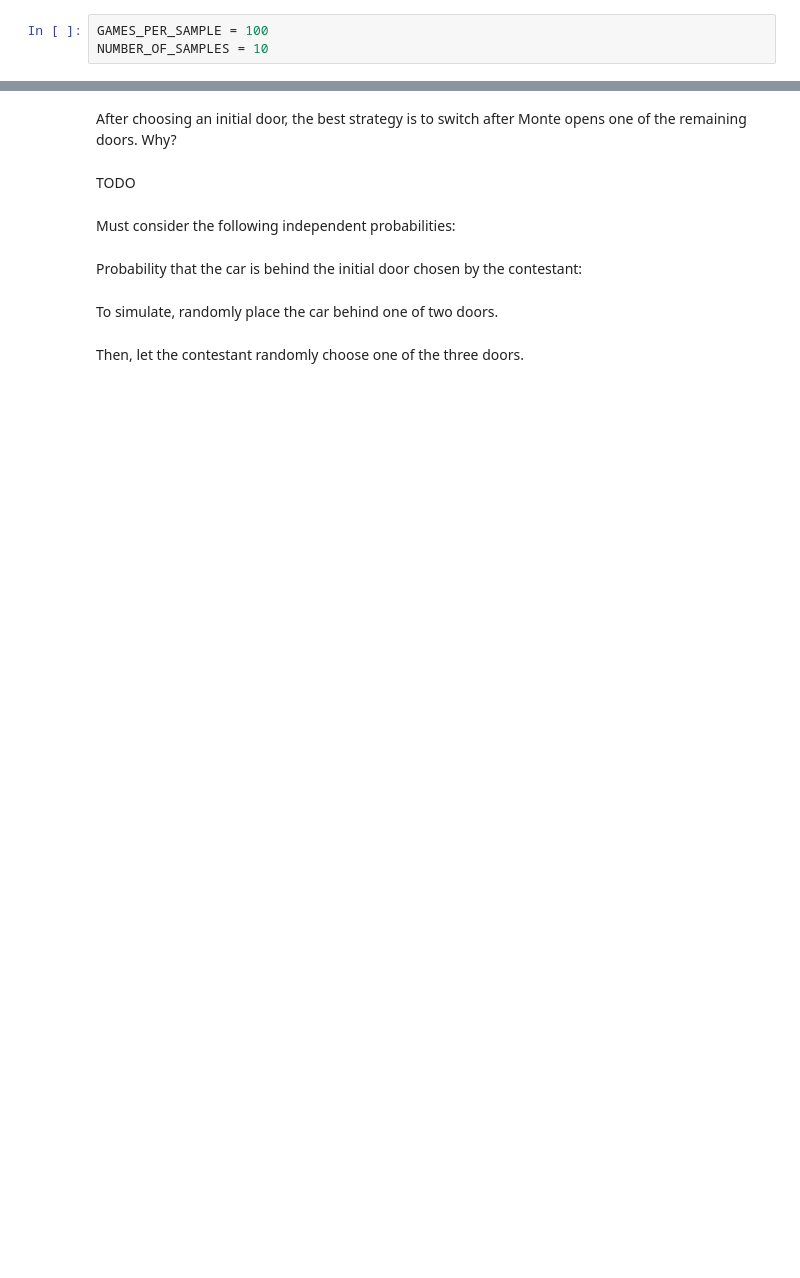
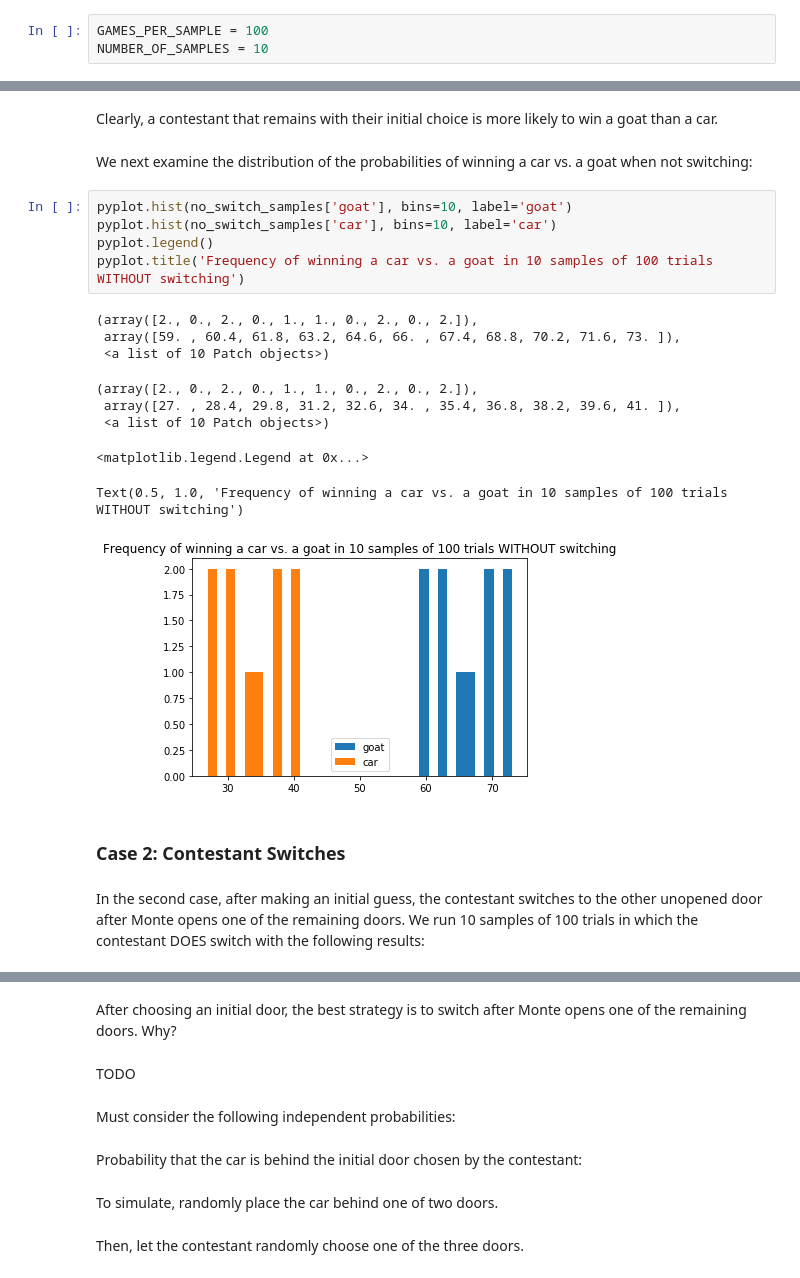
Before and after one commit to pelorenz/data-science-410, a Jupyter notebook: PeterLorenz-L03-MontyHall.ipynb, the cells around one changed output, grey strips where cells are left out. Cells and saved outputs as stored; diff of their text form; blank space fills up the shorter version.

```diff
--- a/PeterLorenz-L03-MontyHall.ipynb
+++ b/PeterLorenz-L03-MontyHall.ipynb
@@ -184,0 +334,23 @@ Text(0.5, 1.0, '100 Games per Sample, 10 Samples')
+# %% [markdown]
+Clearly, a contestant that remains with their initial choice is more likely to win a goat than a car.
+# %% [markdown]
+We next examine the distribution of the probabilities of winning a car vs. a goat when not switching:
+# %%
+pyplot.hist(no_switch_samples['goat'], bins=10, label='goat')
+pyplot.hist(no_switch_samples['car'], bins=10, label='car')
+pyplot.legend()
+pyplot.title('Frequency of winning a car vs. a goat in 10 samples of 100 trials WITHOUT switching')
+# %% [output]
+(array([2., 0., 2., 0., 1., 1., 0., 2., 0., 2.]),
+ array([59. , 60.4, 61.8, 63.2, 64.6, 66. , 67.4, 68.8, 70.2, 71.6, 73. ]),
+ <a list of 10 Patch objects>)
+(array([2., 0., 2., 0., 1., 1., 0., 2., 0., 2.]),
+ array([27. , 28.4, 29.8, 31.2, 32.6, 34. , 35.4, 36.8, 38.2, 39.6, 41. ]),
+ <a list of 10 Patch objects>)
+<matplotlib.legend.Legend at 0x...>
+Text(0.5, 1.0, 'Frequency of winning a car vs. a goat in 10 samples of 100 trials WITHOUT switching')
+[figure, added]
+# %% [markdown]
+### Case 2: Contestant Switches
+# %% [markdown]
+In the second case, after making an initial guess, the contestant switches to the other unopened door after Monte opens one of the remaining doors. We run 10 samples of 100 trials in which the contestant DOES switch with the following results:
```
Also changed, not shown: parts of 69 cells of this notebook.
